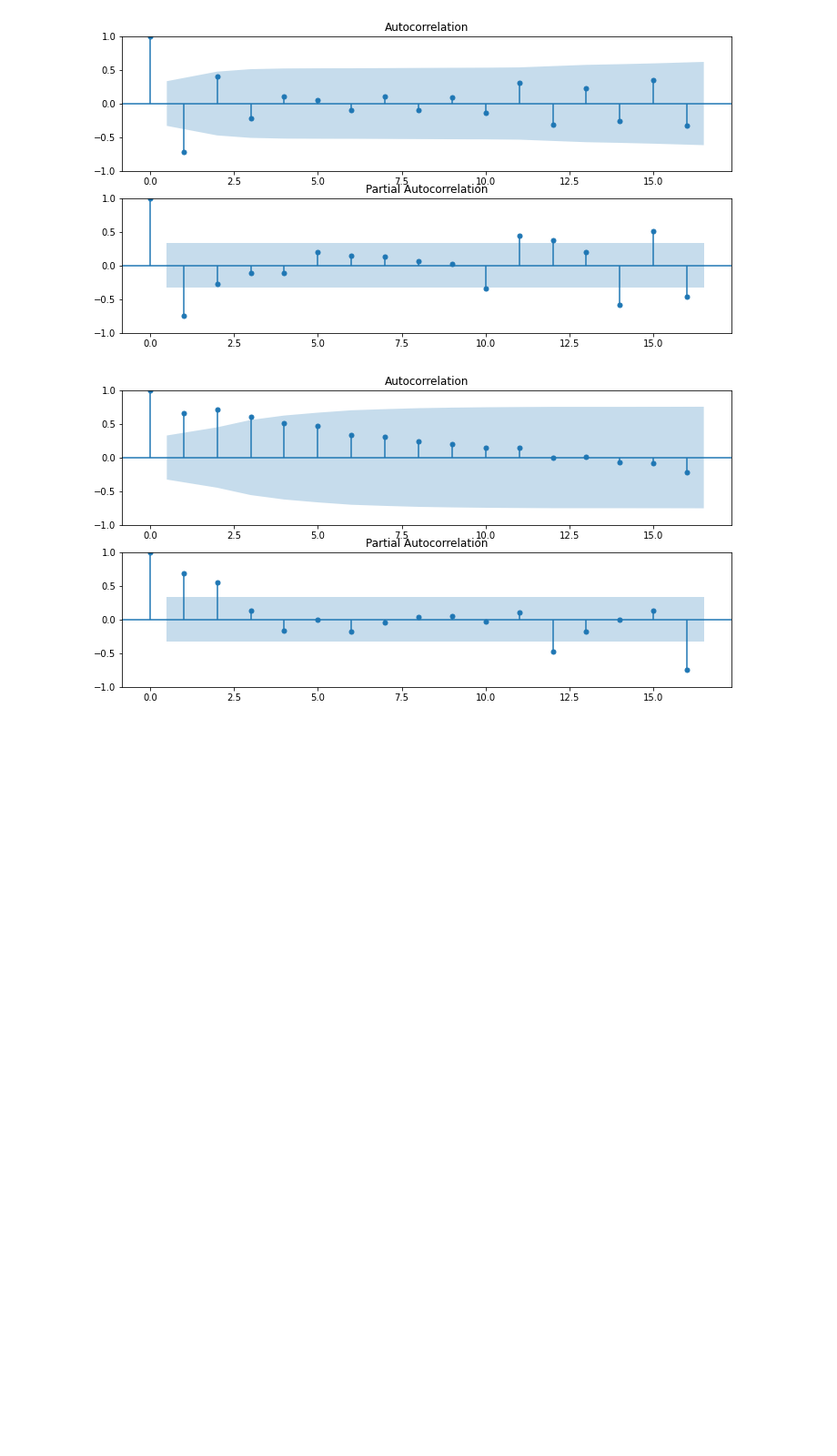
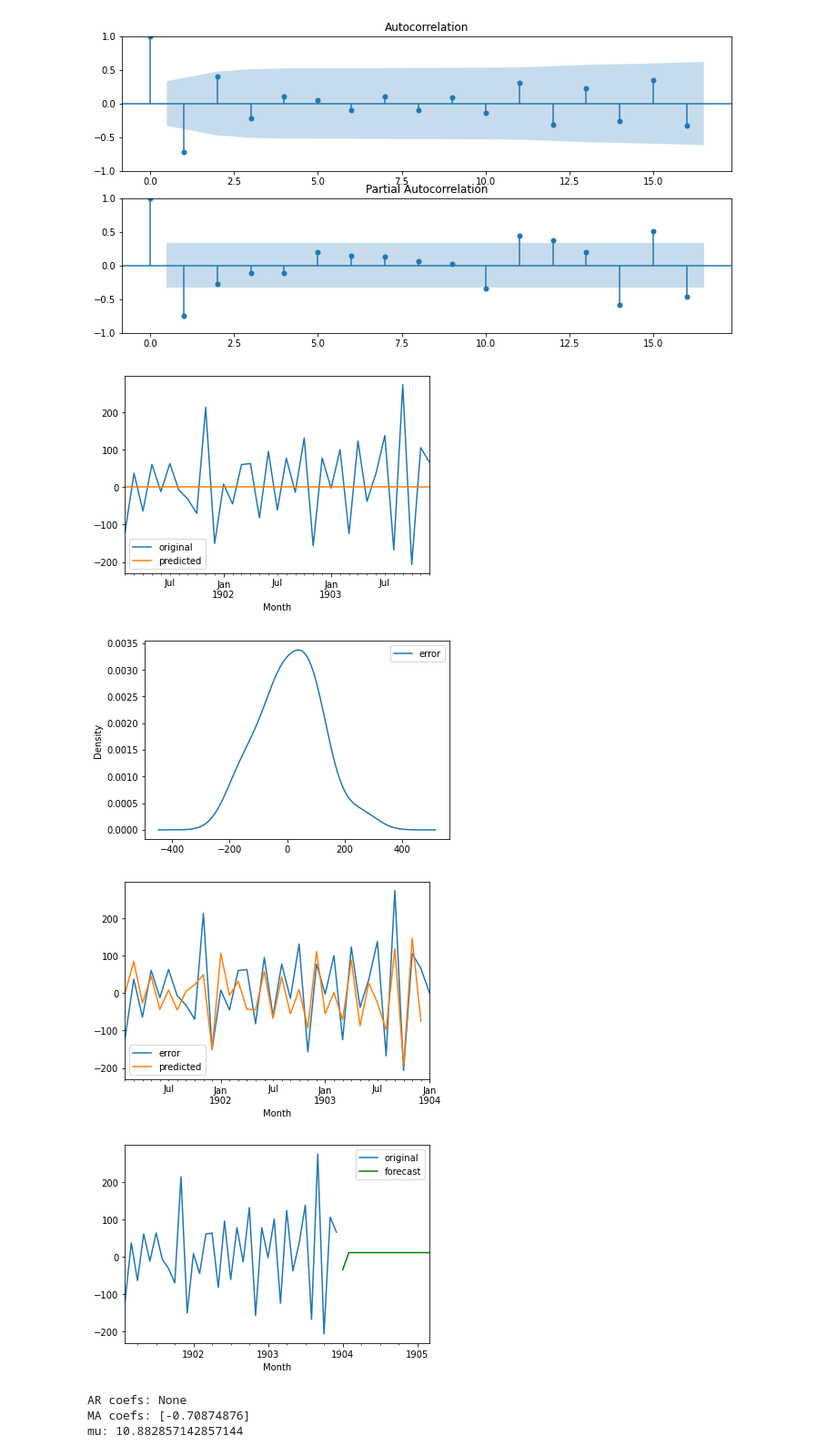
Before and after one commit to matt-juan23/time-series-forecasting, a Jupyter notebook: ARIMA.ipynb, the cells around one changed output. Shown at 91% size. Saved outputs shown, nothing was run; the diff lists cells and outputs as text; code cells hidden in the pictures; blank space fills up the shorter version.

```diff
--- a/ARIMA.ipynb
+++ b/ARIMA.ipynb
@@ -282,8 +271,15 @@ ax[1] = plot_pacf(first.dropna(), ax=ax[1], lags=16)
 # %% [output]
 [figure]
-# %%
-fig, ax = plt.subplots(2, figsize=(12,6))
-ax[0] = plot_acf(data.dropna(), ax=ax[0], lags=16)
-ax[1] = plot_pacf(data.dropna(), ax=ax[1], lags=16)
-# %% [output]
-[figure, removed]
+# %%
+res, ar_coefs, ma_coefs, ar, ma, mu = myARIMA(first.dropna(), 0,0,1)
+print("AR coefs:", ar_coefs)
+print("MA coefs:", ma_coefs)
+print("mu:", mu)
+# %% [output]
+[figure, added]
+[figure, added]
+[figure, added]
+[figure, added]
+AR coefs: None
+MA coefs: [-0.70874876]
+mu: 10.882857142857144
```
Also changed, not shown: parts of 7 cells of this notebook, 3 other files.
